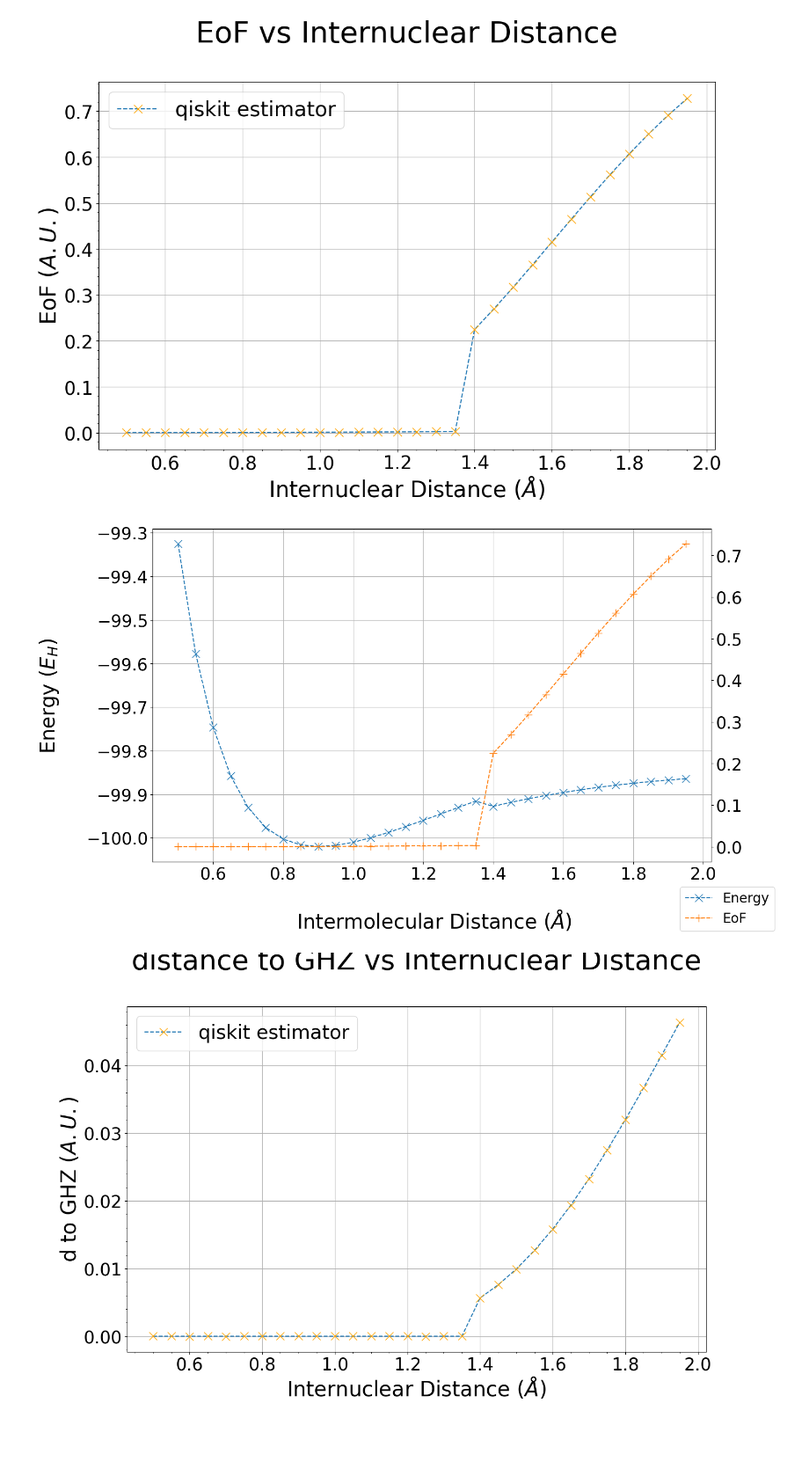
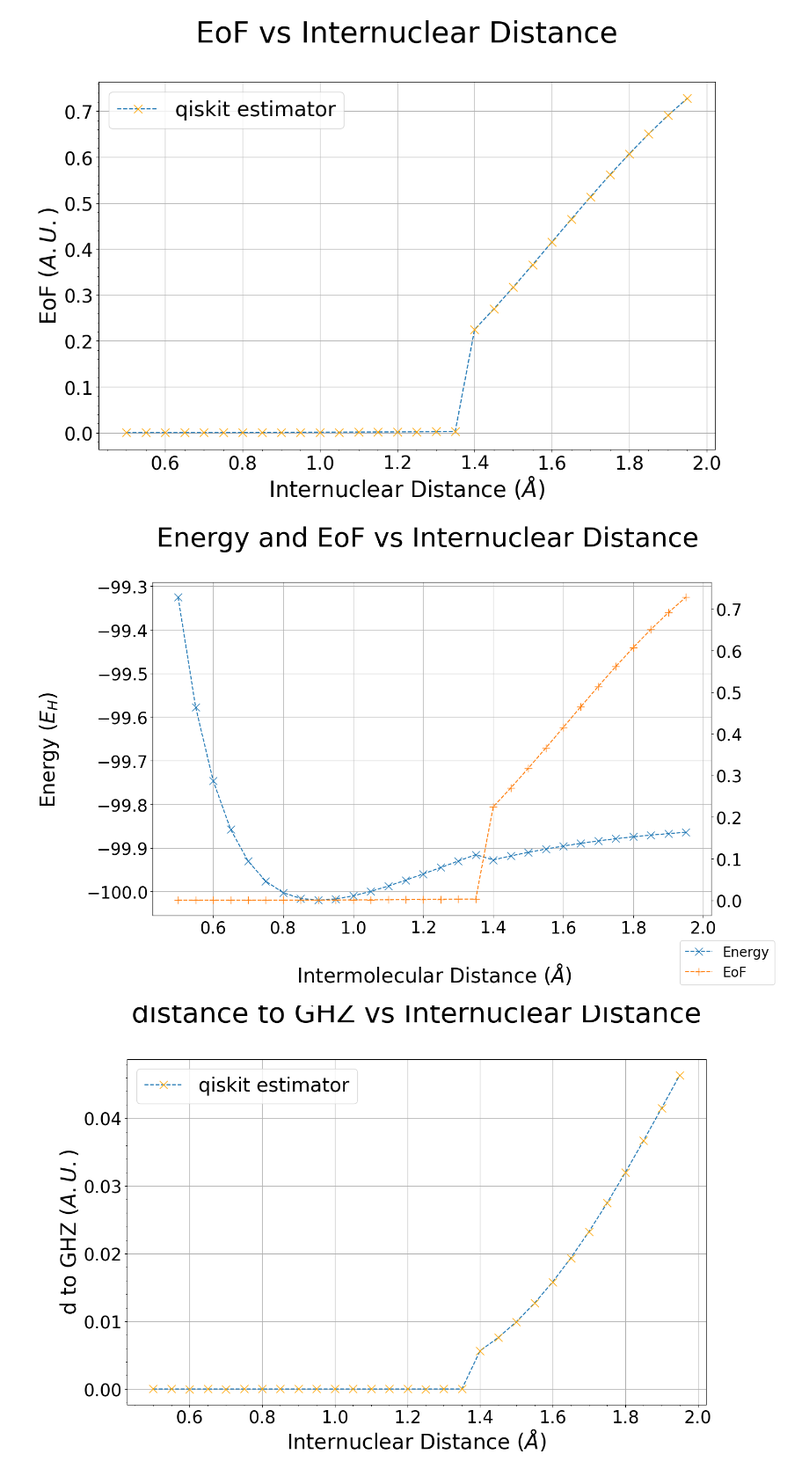
Before and after one commit to jervaal/Thesis-VQE, a Jupyter notebook: Diatomic Molecules/HF_molecule.ipynb, the cells around one changed output. Shown at 88% size. Saved outputs shown, nothing was run; the diff lists cells and outputs as text; code cells hidden in the pictures; blank space fills up the shorter version.

Commit message:
graphics changes + entanglement discussion

```diff
--- a/Diatomic Molecules/HF_molecule.ipynb
+++ b/Diatomic Molecules/HF_molecule.ipynb
@@ -198,33 +198,34 @@ plt.show()
 # %%
 # Plotting the data
 
 fig, ax1 = plt.subplots(figsize=(15, 9))
 
 
 ax1.plot(distances, energies_HF, marker='x', linestyle='--', label= 'Energy', markersize= 12)
 
 ax1.set_xlabel('\n Intermolecular Distance ($\AA$) ', fontsize= 30 )
 ax1.set_ylabel('Energy ($E_H$) \n', fontsize= 30)
 #ax1.set_title('State Distances vs Internuclear Distance\n', fontsize= 40)
 ax1.grid(True)
 ax1.tick_params(axis='y')
 plt.tick_params(axis='both', which='major', labelsize=25)  # Change the label size here
 
 ax2 = ax1.twinx()
 
 ax2.plot(distances, entgmax_HF, marker='+', linestyle='--',label= 'EoF' , markersize= 12, color= 'tab:orange')
 ax1.set_ylabel('Energy ($E_H$) \n', fontsize= 30)
 ax2.tick_params(axis= 'y')
 
 
 fig.legend( loc='lower right' ,fontsize= 20)
+plt.title(f'Energy and EoF vs Internuclear Distance \n', fontsize= 40)
 plt.tick_params(axis='both', which='major', labelsize=25)  # Change the label size here
 
 
 #fig.tight_layout()
 plt.show()
 # %% [output]
-[figure, old version]
+[figure, new version]
 # %%
 # Plotting the data
 
```
Also changed, not shown: 2 other files.
